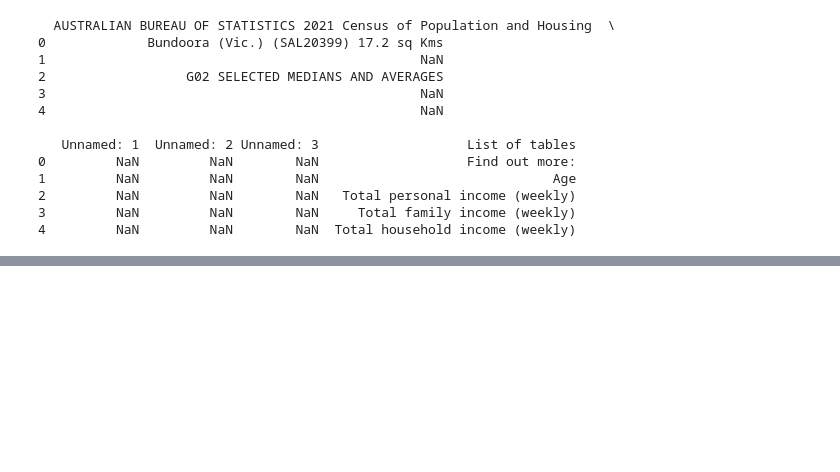
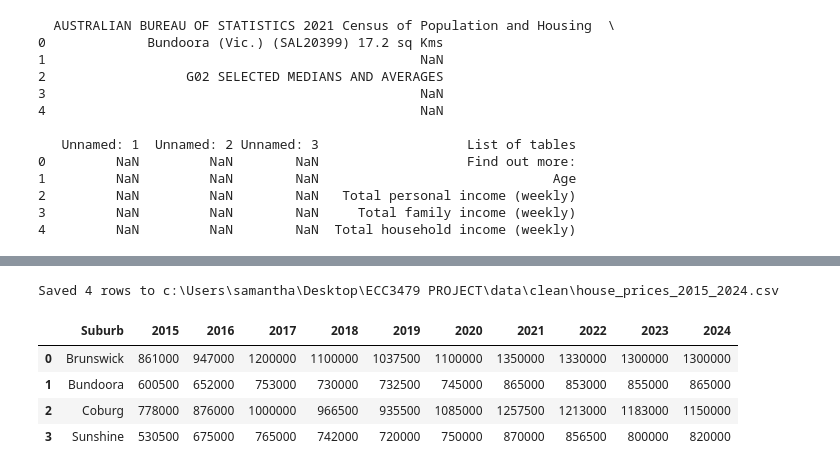
Before and after one commit to samantha-chin/ECC3479-project, a Jupyter notebook: ECC3479 notebook.ipynb, the cells around one changed output, grey strips where cells are left out. Drawn from its saved outputs; the diff is of its cells as text; code cells hidden in the pictures; blank space fills up the shorter version.

```diff
--- a/ECC3479 notebook.ipynb
+++ b/ECC3479 notebook.ipynb
@@ -25,8 +26,0 @@ df.columns = [c.strip() for c in df.columns]  # remove spaces
-# %%
-df_clean = df.dropna(how="all") #drop rows of values NaN
-
-df_clean = df_clean.reset_index(drop=True)
-
-pd.set_option('display.max_rows', None)
-
-print(df_clean)
@@ -85,0 +431,50 @@ NaN left: 0
+# %%
+# generate and clean house price data for all 4 suburbs
+
+from pathlib import Path
+import pandas as pd
+
+project_root = Path.cwd().parent
+file_path = project_root / "data" / "raw" / "houses-by-suburb-2014-2024.xlsx"
+
+df = pd.read_excel(file_path, sheet_name="Table 1", header=None)
+
+year_cols = {
+    2015: 8,
+    2016: 11,
+    2017: 14,
+    2018: 18,
+    2019: 21,
+    2020: 24,
+    2021: 27,
+    2022: 30,
+    2023: 33,
+    2024: 37,
+}
+
+suburb_names = {
+    "COBURG": "Coburg",
+    "BRUNSWICK": "Brunswick",
+    "BUNDOORA": "Bundoora",
+    "SUNSHINE": "Sunshine",
+}
+
+rows = df[df[0].astype(str).str.strip().str.upper().isin(suburb_names)].copy()
+rows["Suburb"] = rows[0].astype(str).str.strip().str.upper().map(suburb_names)
+
+house_prices = rows[["Suburb"] + [year_cols[year] for year in range(2015, 2025)]].copy()
+house_prices.columns = ["Suburb"] + [str(year) for year in range(2015, 2025)]
+house_prices = house_prices.reset_index(drop=True)
+
+output_csv = project_root / "data" / "clean" / "house_prices_2015_2024.csv"
+house_prices.to_csv(output_csv, index=False)
+
+print(f"Saved {len(house_prices)} rows to {output_csv}")
+display(house_prices)
+# %% [output]
+Saved 4 rows to c:\Users\samantha\Desktop\ECC3479 PROJECT\data\clean\house_prices_2015_2024.csv
+|  | Suburb | 2015 | 2016 | 2017 | 2018 | 2019 | 2020 | 2021 | 2022 | 2023 | 2024 |
+| 0 | Brunswick | 861000 | 947000 | 1200000 | 1100000 | 1037500 | 1100000 | 1350000 | 1330000 | 1300000 | 1300000 |
+| 1 | Bundoora | 600500 | 652000 | 753000 | 730000 | 732500 | 745000 | 865000 | 853000 | 855000 | 865000 |
+| 2 | Coburg | 778000 | 876000 | 1000000 | 966500 | 935500 | 1085000 | 1257500 | 1213000 | 1183000 | 1150000 |
+| 3 | Sunshine | 530500 | 675000 | 765000 | 742000 | 720000 | 750000 | 870000 | 856500 | 800000 | 820000 |
```
Also changed, not shown: parts of 20 cells of this notebook.
